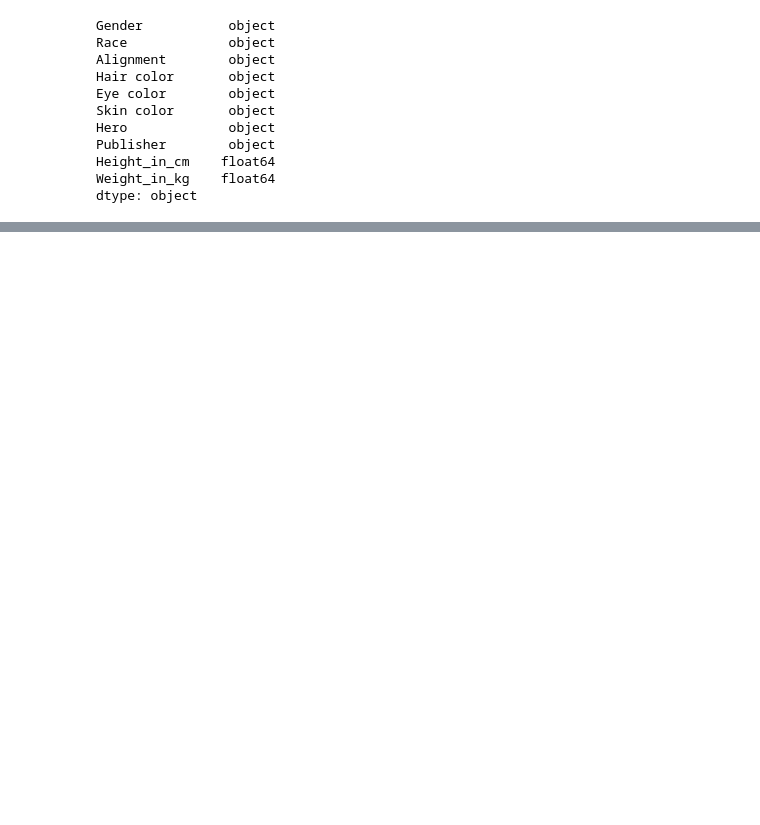
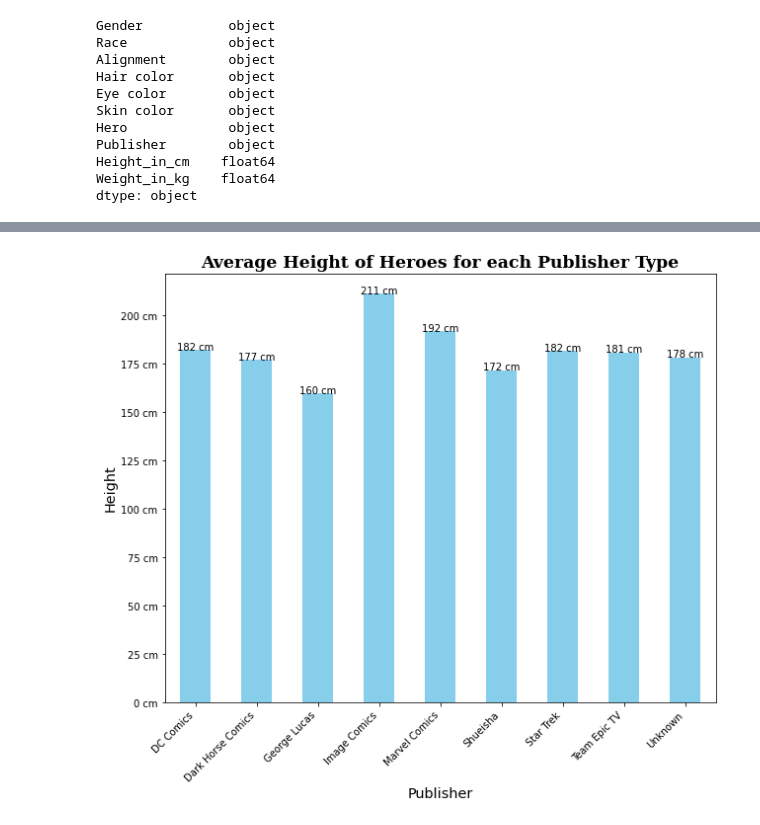
Before and after one commit to rdbhatkal/Superhero, a Jupyter notebook: Superhero.ipynb, the cells around one changed output, grey strips where cells are left out. Drawn from its saved outputs; the diff is of its cells as text; code cells hidden in the pictures; blank space fills up the shorter version.

```diff
--- a/Superhero.ipynb
+++ b/Superhero.ipynb
@@ -233,0 +371,4 @@ power['Powers'].str.split(',',expand=True)
+# %%
+# Lets see average height of heroes for each publisher
+heightby_publisher = merged.groupby(['Publisher'])['Height_in_cm'].mean()
+heightby_publisher
@@ -233,0 +387,37 @@ power['Powers'].str.split(',',expand=True)
+# %%
+#Lets plot the above result
+fig, ax = plt.subplots(figsize=(10,8))
+graph = heightby_publisher.plot(kind="bar", color = 'skyblue');
+ax.set_title('Average Height of Heroes for each Publisher Type',
+             fontfamily='serif',
+             fontsize='xx-large',
+             fontweight='semibold');
+
+## Make height_fmt using the StrMethodFormatter and the appropriate format code
+height_fmt = mpl.ticker.StrMethodFormatter('{x:,.0f} cm')
+
+## Adding Count labels
+for p in graph.patches:
+    height = round(p.get_height(),2)
+    graph.annotate(height_fmt(height,0),(p.get_x()+p.get_width()/2, height + .1),ha="center")
+
+
+## Increasing Axis Label Font Sizes
+ax.set_xlabel('Publisher',
+              fontsize='x-large')
+ax.set_ylabel("Height",
+              fontsize='x-large')
+
+## Make height_fmt using the StrMethodFormatter and the appropriate format code
+height_fmt = mpl.ticker.StrMethodFormatter('{x:,.0f} cm')
+
+## rotating labels
+labels = ax.get_xticklabels()
+plt.setp(labels,
+         rotation=45,
+         horizontalalignment='right')
+
+## Now, use the ax.yaxis.set_major_formatter method
+ax.yaxis.set_major_formatter(height_fmt)
+# %% [output]
+[figure, added]
```
Also changed, not shown: parts of 29 cells of this notebook.
